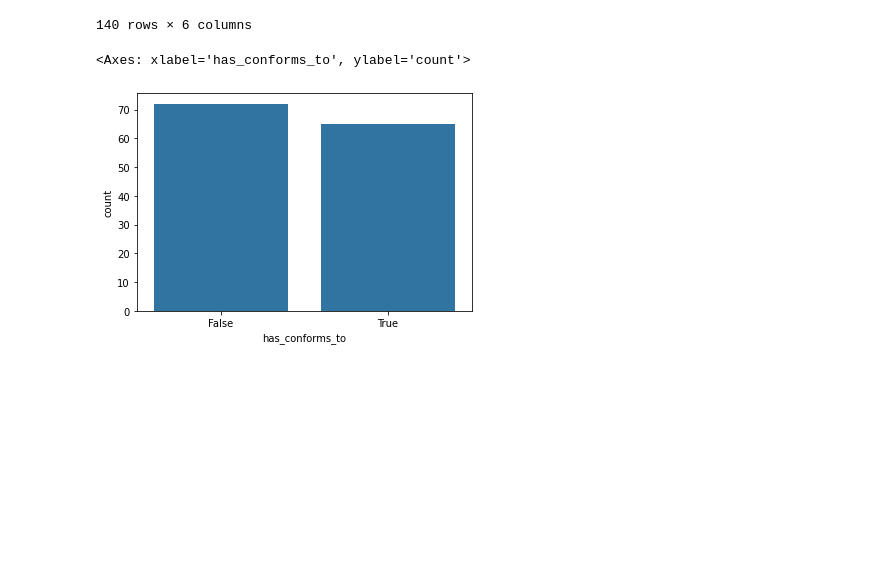
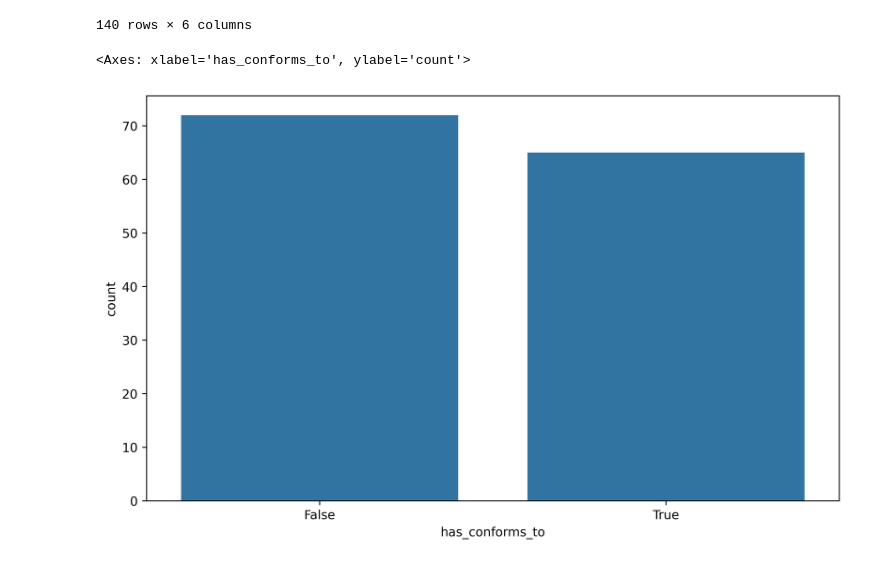
Before and after one commit to BioSchemas/bioschemas-validation, a Jupyter notebook: scripts/Plots-Harvesting.ipynb, the cells around one changed output. Drawn from its saved outputs; the diff is of its cells as text; code cells hidden in the pictures; blank space fills up the shorter version.

Commit message:
fixed plots

```diff
--- a/scripts/Plots-Harvesting.ipynb
+++ b/scripts/Plots-Harvesting.ipynb
@@ -19,8 +20,10 @@ df
 | 139 | 139 | https://scholia.toolforge.org/gen... | 200.0 | 8.0 | True | NaN |
 140 rows × 6 columns
 # %%
+plt.figure(figsize=(10,6), dpi=600)
+
 sns.countplot(df, x="has_conforms_to")
 # %% [output]
 <Axes: xlabel='has_conforms_to', ylabel='count'>
-[figure, old version]
+[figure, new version]
 # %%
```
Also changed, not shown: parts of 2 cells of this notebook, 1 other file.
